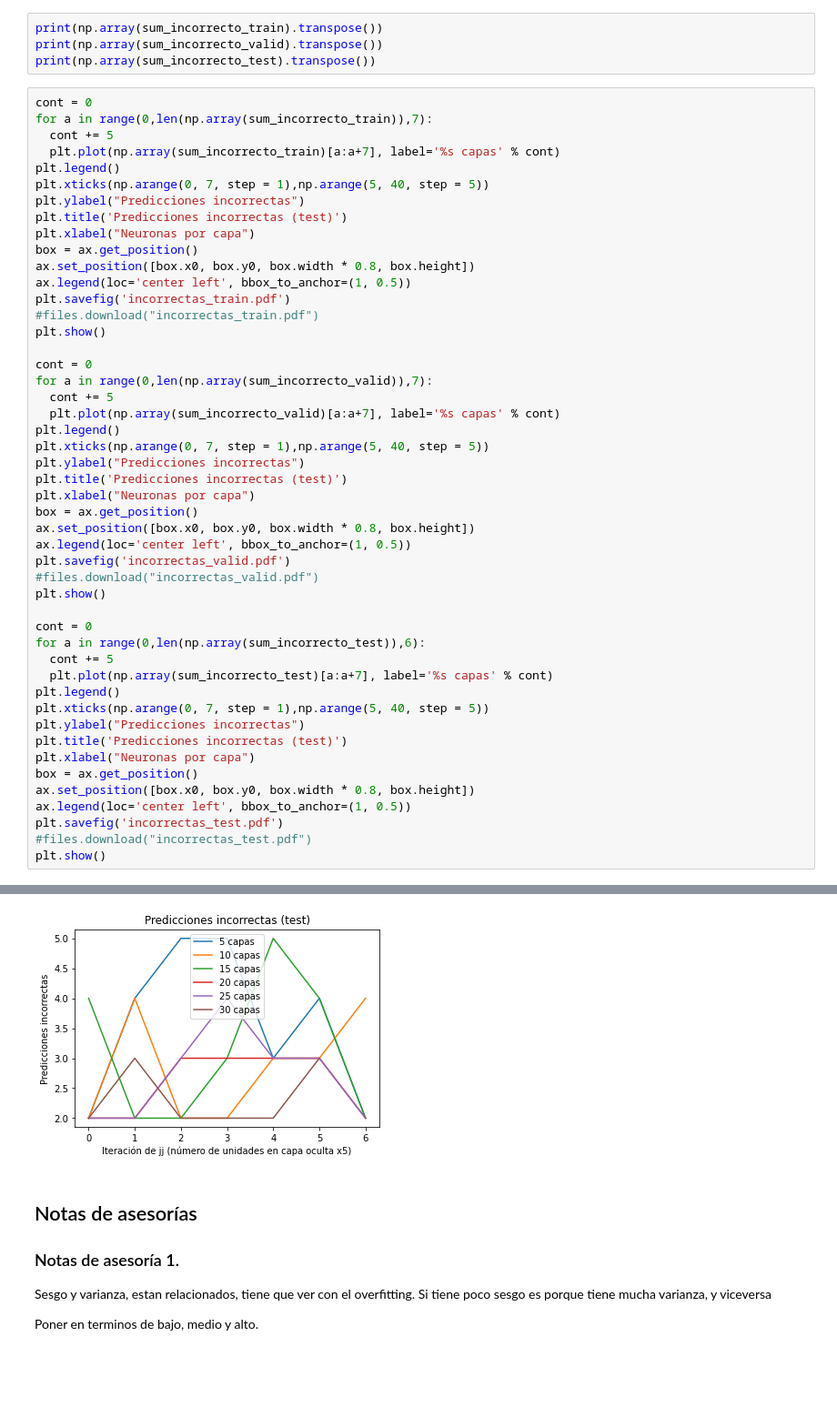
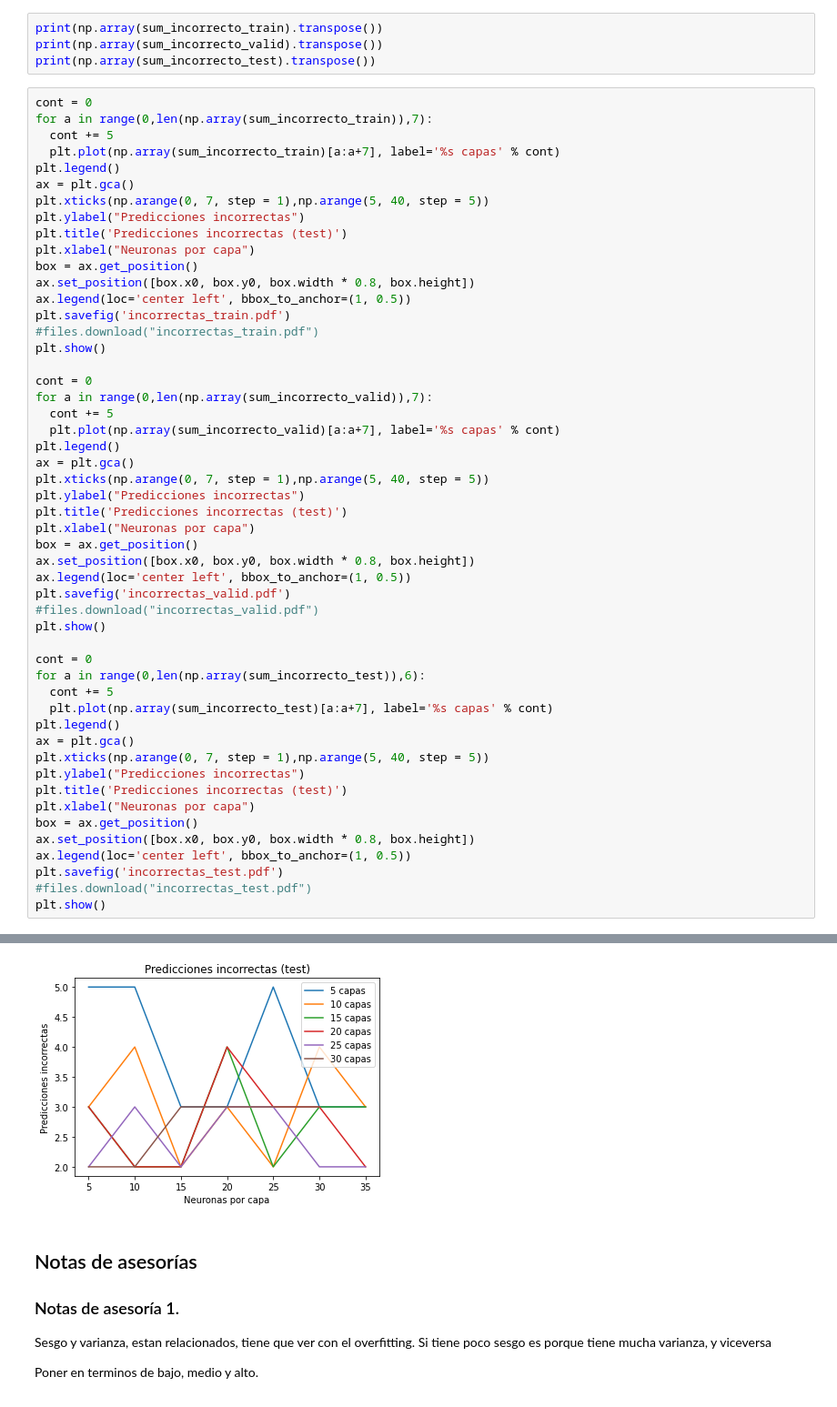
Before and after one commit to 1dgog/tc3006c_m2_portafoliodeimplementacion, a Jupyter notebook: m2_con_framework.ipynb, the cells around one changed output, grey strips where cells are left out. Shown: that part at 91% size. Saved outputs shown, nothing was run; the diff lists cells and outputs as text; blank space fills up the shorter version.

```diff
--- a/m2_con_framework.ipynb
+++ b/m2_con_framework.ipynb
@@ -511,6 +514,7 @@ for a in range(0,len(np.array(sum_incorrecto_train)),7):
   cont += 5
   plt.plot(np.array(sum_incorrecto_train)[a:a+7], label='%s capas' % cont)
 plt.legend()
+ax = plt.gca()
 plt.xticks(np.arange(0, 7, step = 1),np.arange(5, 40, step = 5))
 plt.ylabel("Predicciones incorrectas")
 plt.title('Predicciones incorrectas (test)')
@@ -527,6 +531,7 @@ for a in range(0,len(np.array(sum_incorrecto_valid)),7):
   cont += 5
   plt.plot(np.array(sum_incorrecto_valid)[a:a+7], label='%s capas' % cont)
 plt.legend()
+ax = plt.gca()
 plt.xticks(np.arange(0, 7, step = 1),np.arange(5, 40, step = 5))
 plt.ylabel("Predicciones incorrectas")
 plt.title('Predicciones incorrectas (test)')
@@ -543,6 +548,7 @@ for a in range(0,len(np.array(sum_incorrecto_test)),6):
   cont += 5
   plt.plot(np.array(sum_incorrecto_test)[a:a+7], label='%s capas' % cont)
 plt.legend()
+ax = plt.gca()
 plt.xticks(np.arange(0, 7, step = 1),np.arange(5, 40, step = 5))
 plt.ylabel("Predicciones incorrectas")
 plt.title('Predicciones incorrectas (test)')
@@ -565,4 +565,4 @@ plt.show()
-[figure, old version]
+[figure, new version]
 # %% [markdown]
 ## Notas de asesorías
 
```
Also changed, not shown: parts of 2 cells of this notebook.
